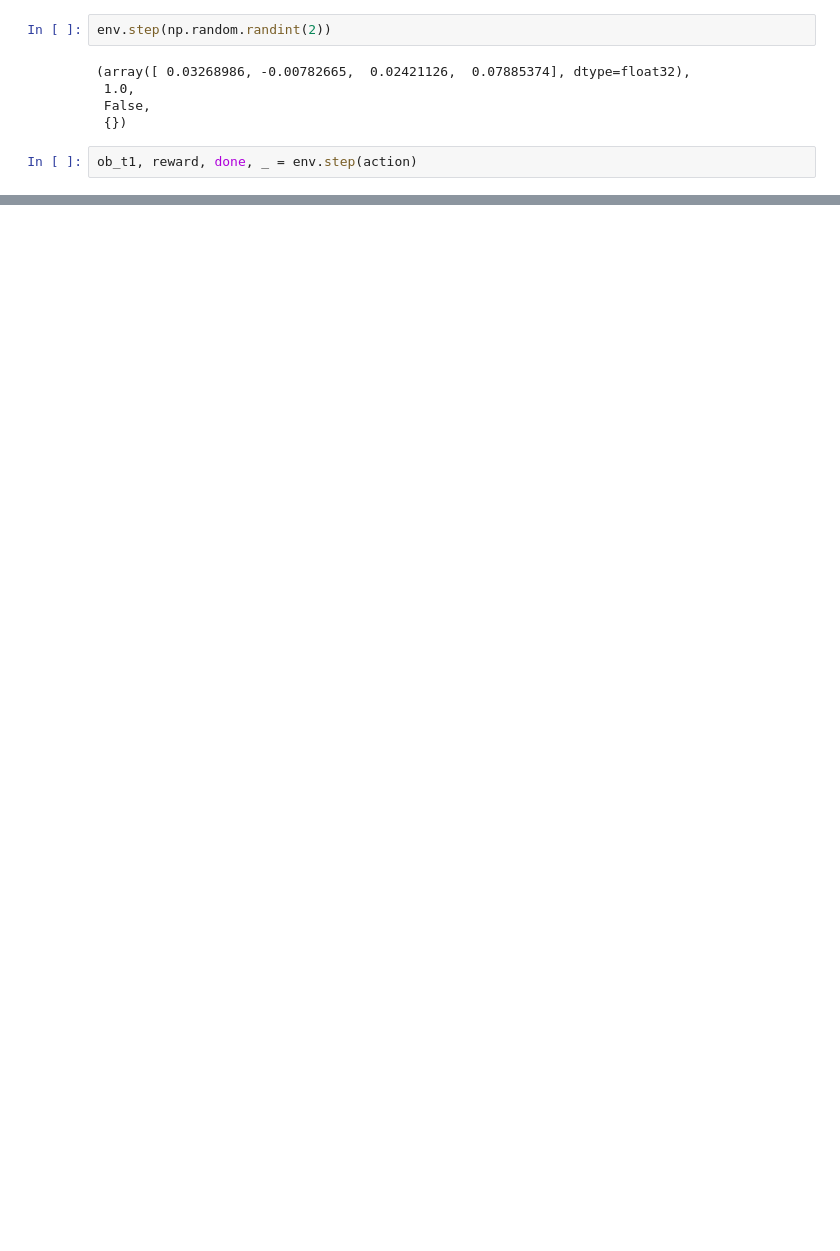
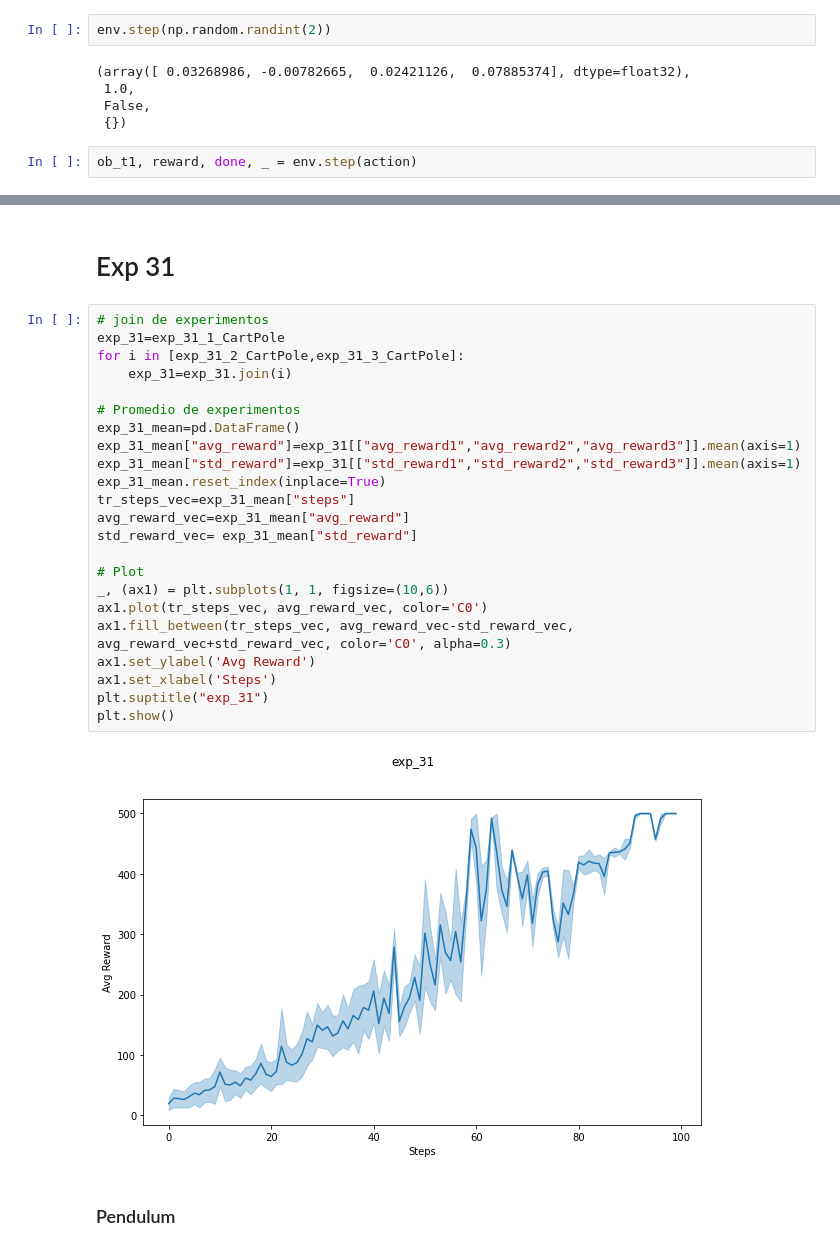
Before and after one commit to JLCdata/Reinforcement-Learning, a Jupyter notebook: T4/Entrega final T4/code/T4.ipynb, the cells around one changed output, grey strips where cells are left out. Saved outputs shown, nothing was run; the diff lists cells and outputs as text; blank space fills up the shorter version.

```diff
--- a/T4/Entrega final T4/code/T4.ipynb
+++ b/T4/Entrega final T4/code/T4.ipynb
@@ -365,0 +436,29 @@ ob_t1, reward, done, _ = env.step(action)
+# %% [markdown]
+# Exp 31
+# %%
+# join de experimentos
+exp_31=exp_31_1_CartPole
+for i in [exp_31_2_CartPole,exp_31_3_CartPole]:
+    exp_31=exp_31.join(i)
+
+# Promedio de experimentos
+exp_31_mean=pd.DataFrame()
+exp_31_mean["avg_reward"]=exp_31[["avg_reward1","avg_reward2","avg_reward3"]].mean(axis=1)
+exp_31_mean["std_reward"]=exp_31[["std_reward1","std_reward2","std_reward3"]].mean(axis=1)
+exp_31_mean.reset_index(inplace=True)
+tr_steps_vec=exp_31_mean["steps"]
+avg_reward_vec=exp_31_mean["avg_reward"]
+std_reward_vec= exp_31_mean["std_reward"]
+
+# Plot
+_, (ax1) = plt.subplots(1, 1, figsize=(10,6))
+ax1.plot(tr_steps_vec, avg_reward_vec, color='C0')
+ax1.fill_between(tr_steps_vec, avg_reward_vec-std_reward_vec, avg_reward_vec+std_reward_vec, color='C0', alpha=0.3)
+ax1.set_ylabel('Avg Reward')
+ax1.set_xlabel('Steps')
+plt.suptitle("exp_31")
+plt.show()
+# %% [output]
+[figure, added]
+# %% [markdown]
+### Pendulum
```
Also changed, not shown: parts of 21 cells of this notebook, 7 other files.
